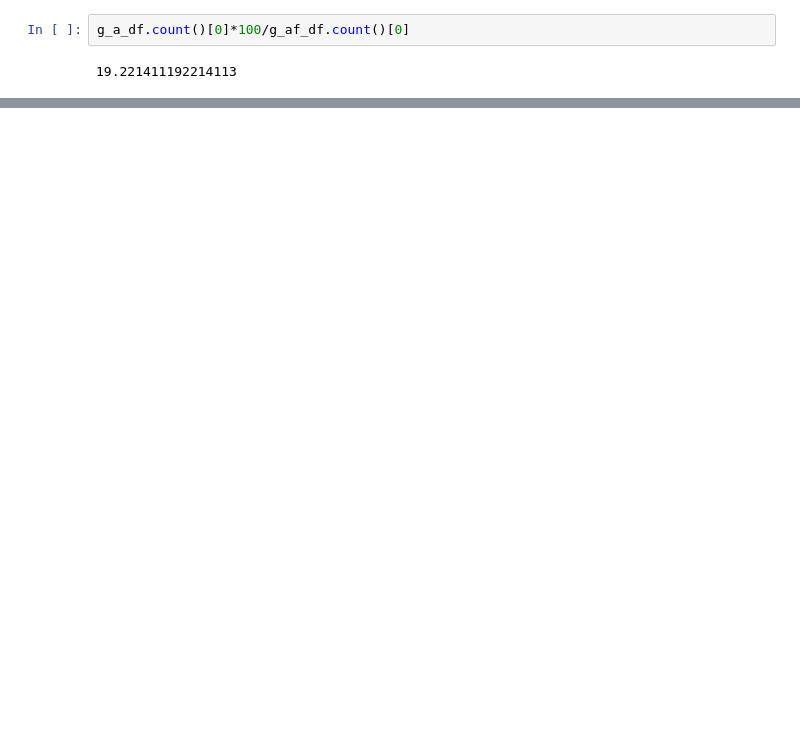
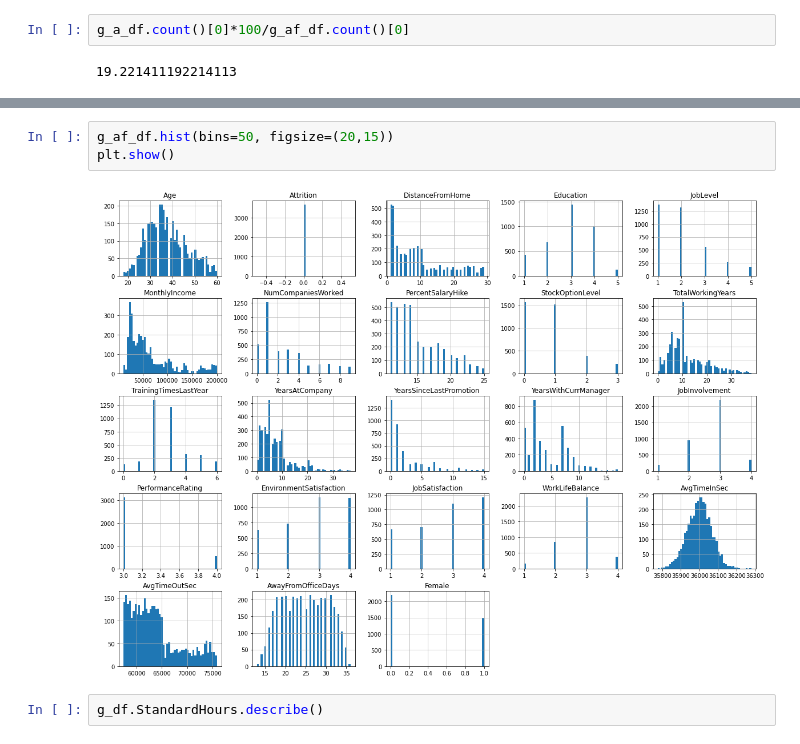
Before and after one commit to luisfangulop/hr-attrition, a Jupyter notebook: EDA.ipynb, the cells around one changed output, grey strips where cells are left out. Drawn from its saved outputs; the diff is of its cells as text; blank space fills up the shorter version.

```diff
--- a/EDA.ipynb
+++ b/EDA.ipynb
@@ -334,0 +420,7 @@ Name: AvgTimeInSec, dtype: object
+# %%
+g_af_df.hist(bins=50, figsize=(20,15))
+plt.show()
+# %% [output]
+[figure, added]
+# %%
+g_df.StandardHours.describe()
```
Also changed, not shown: parts of 59 cells of this notebook, 2 other files.
